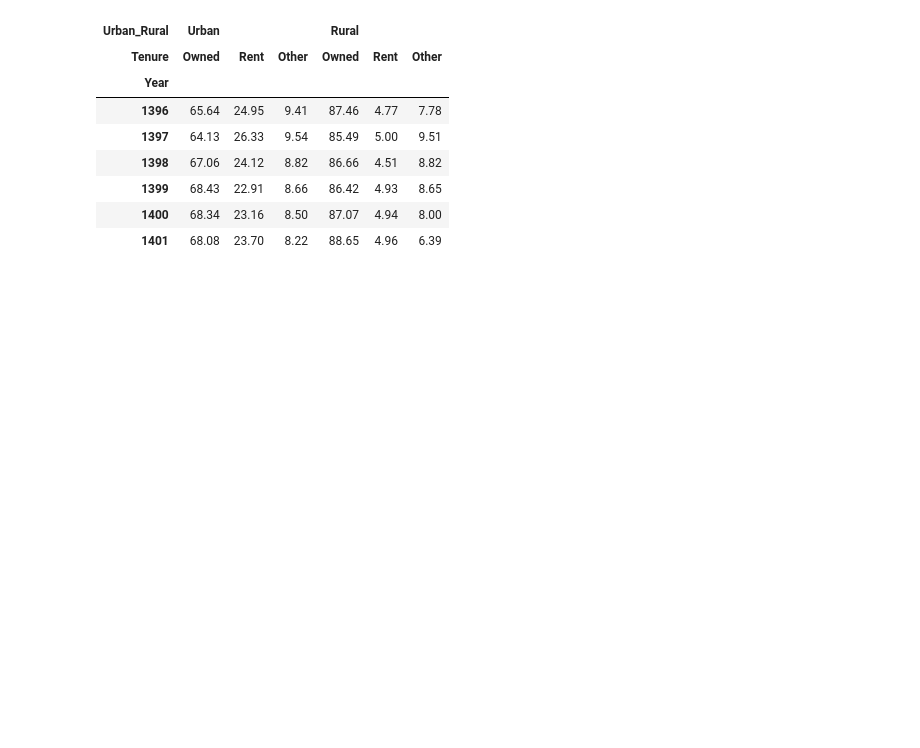
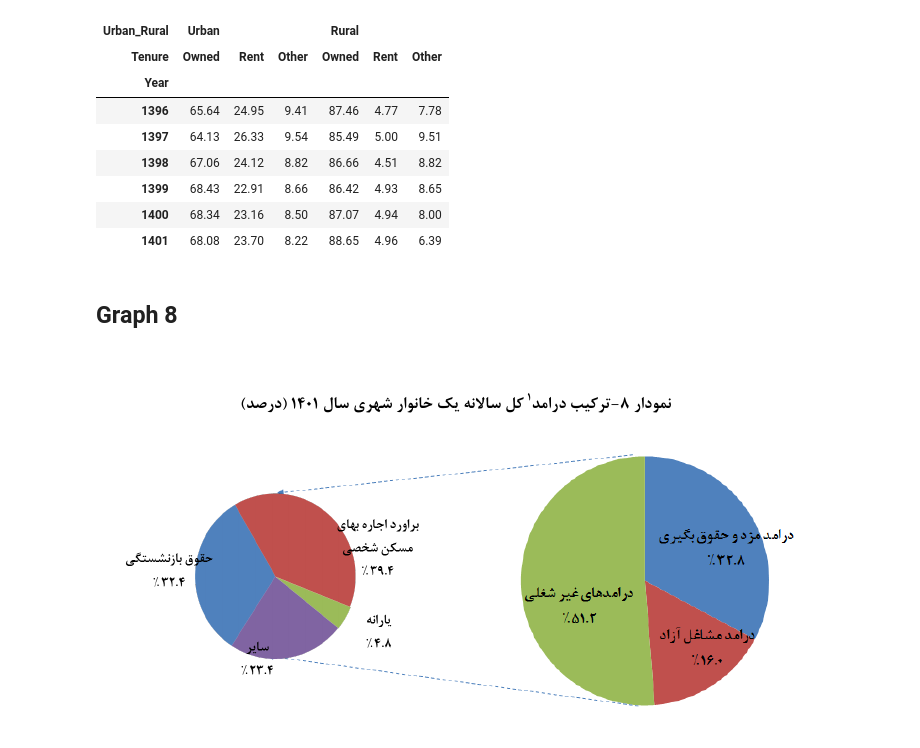
Before and after one commit to Iran-Open-Data/HBSIR_OLD, a Jupyter notebook: examples/ISC/summary_results/1401/summary-results.ipynb, the cells around one changed output. Saved outputs shown, nothing was run; the diff lists cells and outputs as text; code cells hidden in the pictures; blank space fills up the shorter version.

Commit message:
Add plot 6 to 1401 summary results

```diff
--- a/examples/ISC/summary_results/1401/summary-results.ipynb
+++ b/examples/ISC/summary_results/1401/summary-results.ipynb
@@ -26,3 +4,12 @@ import hbsir
+# %%
+import pandas as pd
+import matplotlib.pyplot as plt
+import matplotlib.style
+from pdf2image import pdf2image
+
+import hbsir
+
+matplotlib.style.use("fivethirtyeight")
 # %% [markdown]
 ## Open The Report
 # %%
@@ -345,3 +306,10 @@ income_summery_table
 | 1399 | 68.43 | 22.91 | 8.66 | 86.42 | 4.93 | 8.65 |
 | 1400 | 68.34 | 23.16 | 8.50 | 87.07 | 4.94 | 8.00 |
 | 1401 | 68.08 | 23.70 | 8.22 | 88.65 | 4.96 | 6.39 |
+# %% [markdown]
+## Graph 8
+# %%
+image = report_pages[13].crop((40, 150, 780, 530))
+image
+# %% [output]
+[figure, added]
```
Also changed, not shown: parts of 15 cells of this notebook.
